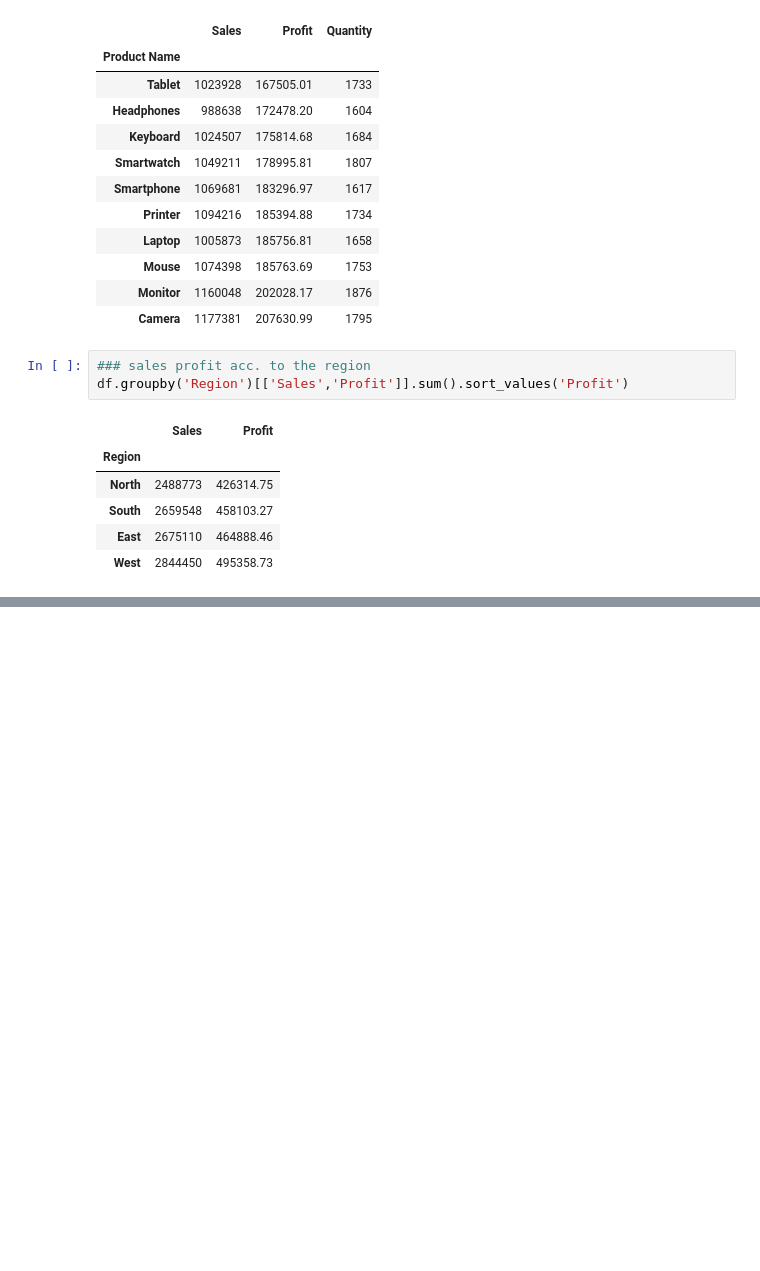
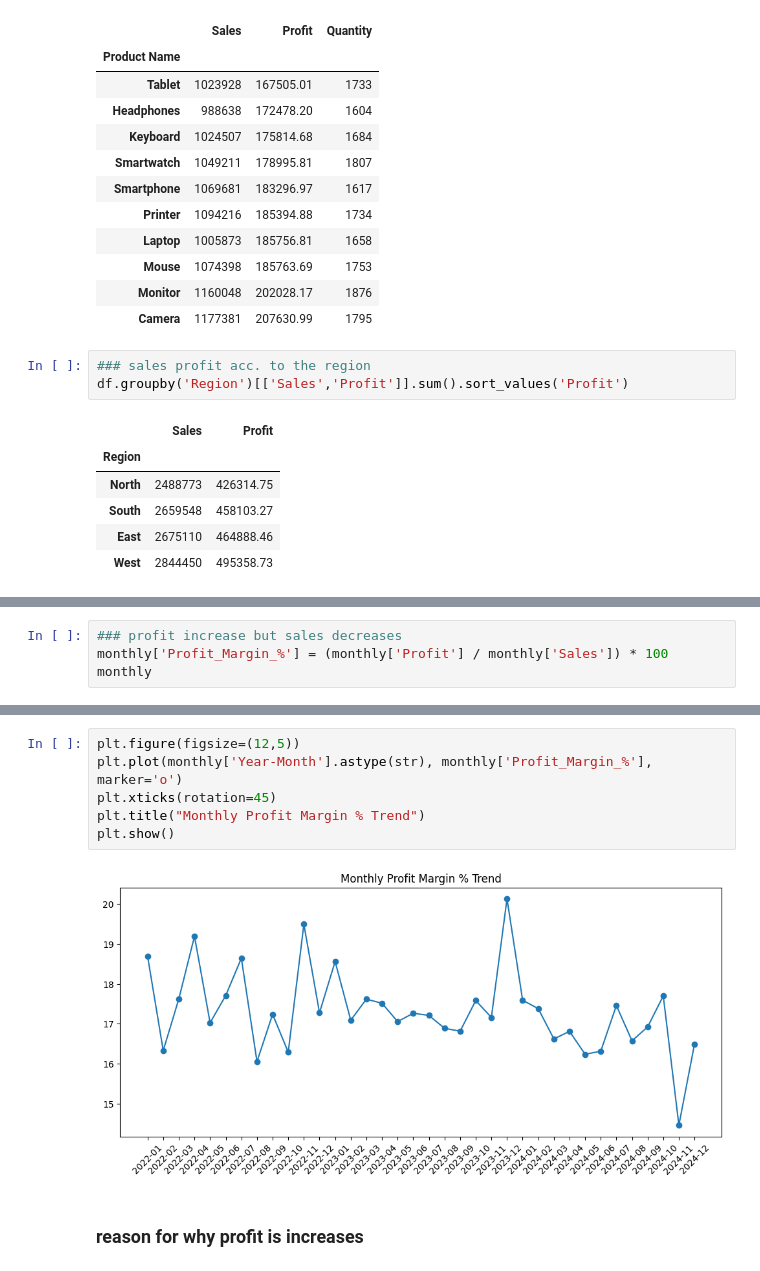
Before and after one commit to lakshyasinghal08/E-commerce-Sales--Analysis, a Jupyter notebook: analyse.ipynb, the cells around one changed output, grey strips where cells are left out. Drawn from its saved outputs; the diff is of its cells as text; blank space fills up the shorter version.

```diff
--- a/analyse.ipynb
+++ b/analyse.ipynb
@@ -216,0 +371,4 @@ df.groupby('Category')[['Sales','Profit','Quantity']].sum().sort_values('Profit'
+# %%
+### profit increase but sales decreases
+monthly['Profit_Margin_%'] = (monthly['Profit'] / monthly['Sales']) * 100
+monthly
@@ -216,0 +393,10 @@ df.groupby('Category')[['Sales','Profit','Quantity']].sum().sort_values('Profit'
+# %%
+plt.figure(figsize=(12,5))
+plt.plot(monthly['Year-Month'].astype(str), monthly['Profit_Margin_%'], marker='o')
+plt.xticks(rotation=45)
+plt.title("Monthly Profit Margin % Trend")
+plt.show()
+# %% [output]
+[figure, added]
+# %% [markdown]
+### reason for why profit is increases
```
Also changed, not shown: parts of 14 cells of this notebook.
